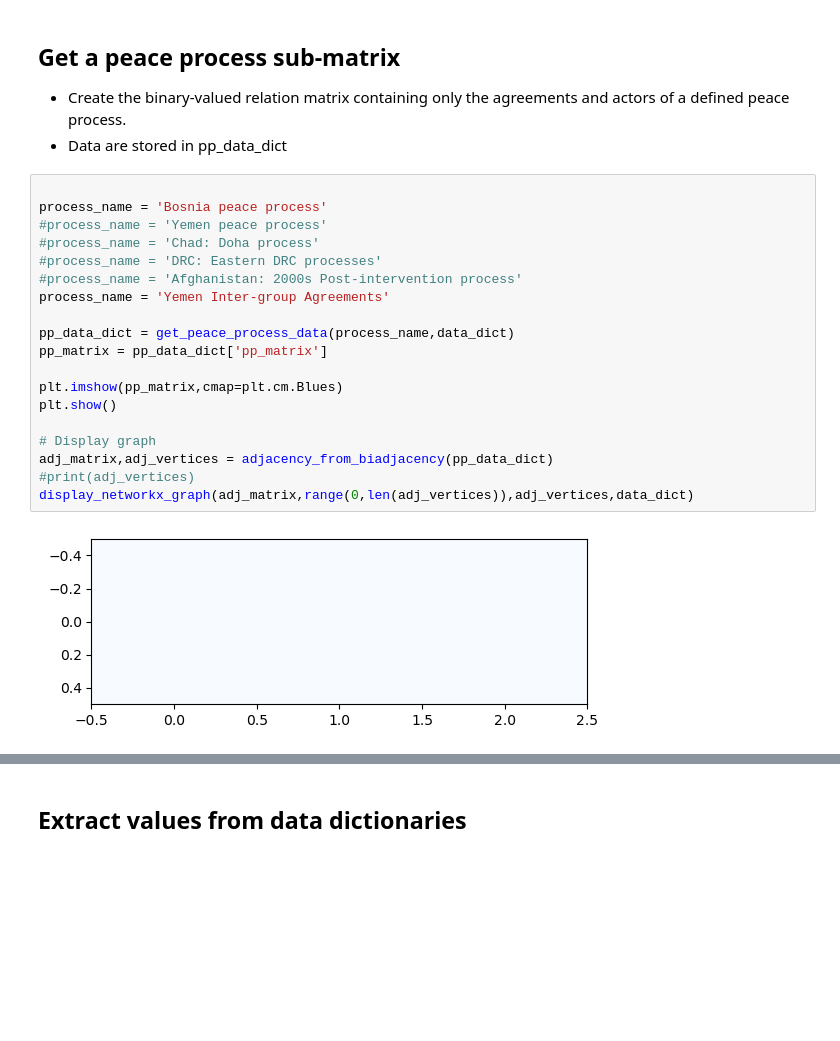
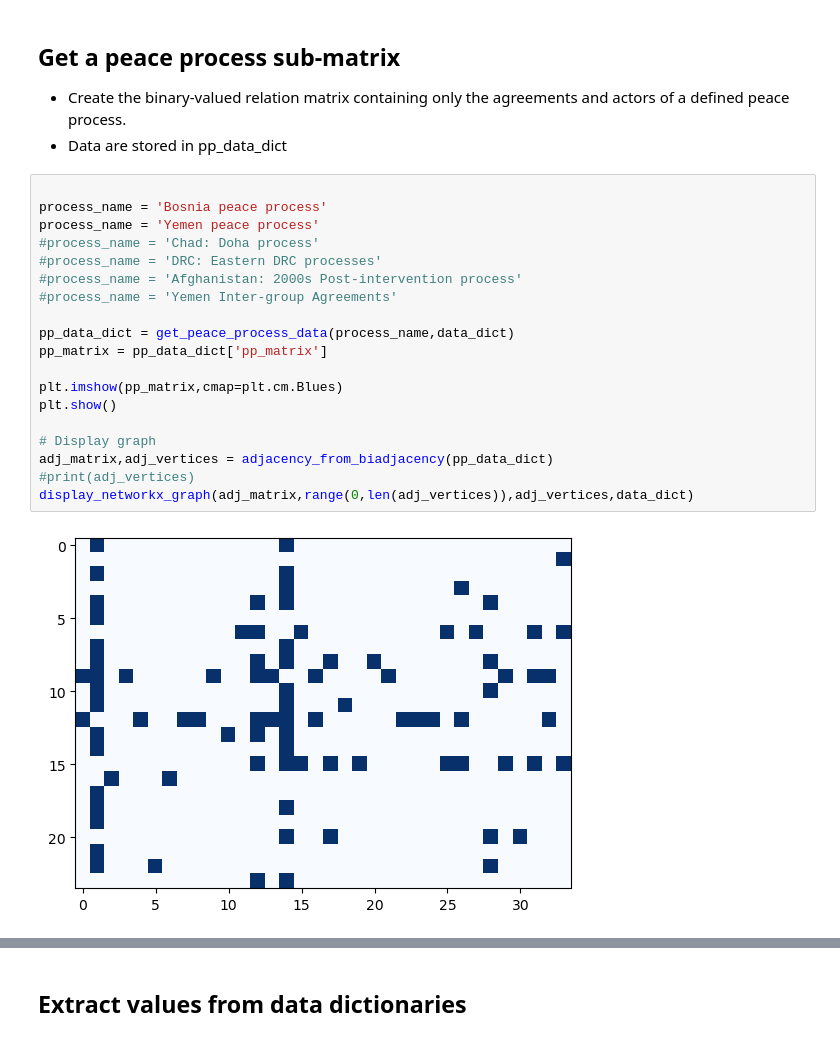
Before and after one commit to roybgardner/agreements-actors, a Jupyter notebook: signatories_streamlit.ipynb, the cells around one changed output, grey strips where cells are left out. Cells and saved outputs as stored; diff of their text form; blank space fills up the shorter version.

```diff
--- a/signatories_streamlit.ipynb
+++ b/signatories_streamlit.ipynb
@@ -33,21 +33,21 @@ print(data_dict['color_map'])
 # %%
 
 process_name = 'Bosnia peace process'
-#process_name = 'Yemen peace process'
+process_name = 'Yemen peace process'
 #process_name = 'Chad: Doha process'
 #process_name = 'DRC: Eastern DRC processes'
 #process_name = 'Afghanistan: 2000s Post-intervention process'
-process_name = 'Yemen Inter-group Agreements'
+#process_name = 'Yemen Inter-group Agreements'
 
 pp_data_dict = get_peace_process_data(process_name,data_dict)
 pp_matrix = pp_data_dict['pp_matrix']
 
 plt.imshow(pp_matrix,cmap=plt.cm.Blues)
 plt.show()
 
 # Display graph
 adj_matrix,adj_vertices = adjacency_from_biadjacency(pp_data_dict)
 #print(adj_vertices)
 display_networkx_graph(adj_matrix,range(0,len(adj_vertices)),adj_vertices,data_dict)
 # %% [output]
-[figure, old version]
+[figure, new version]
```
Also changed, not shown: parts of 2 cells of this notebook, 1 other file.
